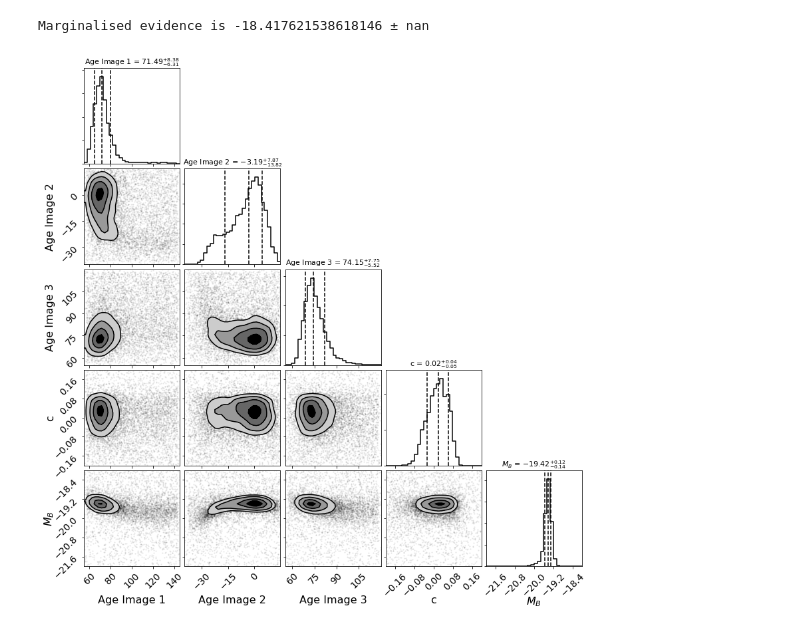
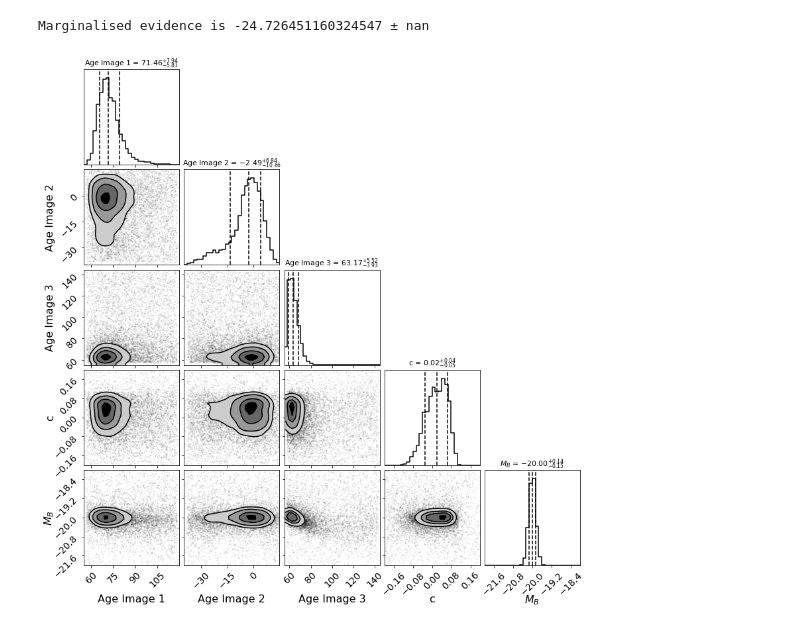
Before and after one commit to gbrammer/mrg0138_supernova, a Jupyter notebook: Analysis/Time_delays/age_figures_final.ipynb, the cells around one changed output. Cells and saved outputs as stored; diff of their text form; code cells hidden in the pictures.

```diff
--- a/Analysis/Time_delays/age_figures_final.ipynb
+++ b/Analysis/Time_delays/age_figures_final.ipynb
@@ -252,15 +252,15 @@ model=sncosmo.Model('salt2-extended',effects=[dust],
                        effect_frames=['obs'])
 model.set(**{'z':1.9459,'mwebv':.014,'t0':0,'x1':0})
 use_cfit_for_prior=True
-lens_models_to_fit=['E']
+lens_models_to_fit=['H']
 #t0,t1,t2 are age of image id=0,1,2
 varied_param_names = ['t0','t1','t2','c','Mb']
 modelcov=True
 #full range bounds first, then tightened
 #parameter_bounds={'c':(-.3,.5),'t0':(-45,time[-1]),
 #                  't1':(-45,time[-1]),'t2':(-45,time[-1]),'Mb':(-17,-20.8)}
-parameter_bounds={'c':(-.2,.2),'t0':(55,145),
-                  't1':(-40,15),'t2':(55,120),'Mb':(-18,-22)}
+parameter_bounds={'c':(-.2,.2),'t2':(55,145),
+                  't1':(-40,15),'t0':(55,120),'Mb':(-18,-22)}
 
 n_varied_parameter_dim = len(varied_param_names)
 n_live_points=1000
@@ -352,35 +352,35 @@ for lens_model in lens_models_to_fit:
     def lnprob(parameters):
         priorMb=log_parameter_priors['Mb'](parameters[-1])
         if cfit_priors is not None:
             c_age_priors=np.sum([cfit_priors[j](parameters[j]) for j in range(4)])
         else:
             #priorc=c_uniform(parameters[-1]) #for uniform priors
             priorc=log_parameter_priors['c'](parameters[-2]) #for prior based on existing distributions
             age_p=age_priors(parameters[:3]) #uniform priors on age based on bounds
             c_age_priors=priorc+age_p
         chisq=chisq_likelihood(parameters)
         if not np.isfinite(c_age_priors) or not np.isfinite(priorMb) or not np.isfinite(chisq):
             return -np.inf
 
         return(c_age_priors+priorMb-.5*chisq)
 
     sample_result_lc = nestle.sample(
         lnprob,
         prior_transform,
         n_varied_parameter_dim,
         npoints=n_live_points,
         maxiter=None,
         maxcall=None
         )
 
     nice_corner(sample_result_lc)
     calc_ev(sample_result_lc,n_live_points)
     #pickle.dump(sample_result_lc,open('my_lightcurve_nestle.pkl','wb'))
     plt.show()
     all_mods[lens_model]=sample_result_lc
 # %% [output]
-Marginalised evidence is -18.417621538618146 ± nan
+Marginalised evidence is -24.726451160324547 ± nan
-[figure, old version]
+[figure, new version]
 # %%
 pickle.dump(sample_result_lc,open('lc_modelE_color_constraint_faint.pkl','wb'))
 # %%
```
Also changed, not shown: parts of 11 cells of this notebook, 50 other files.
